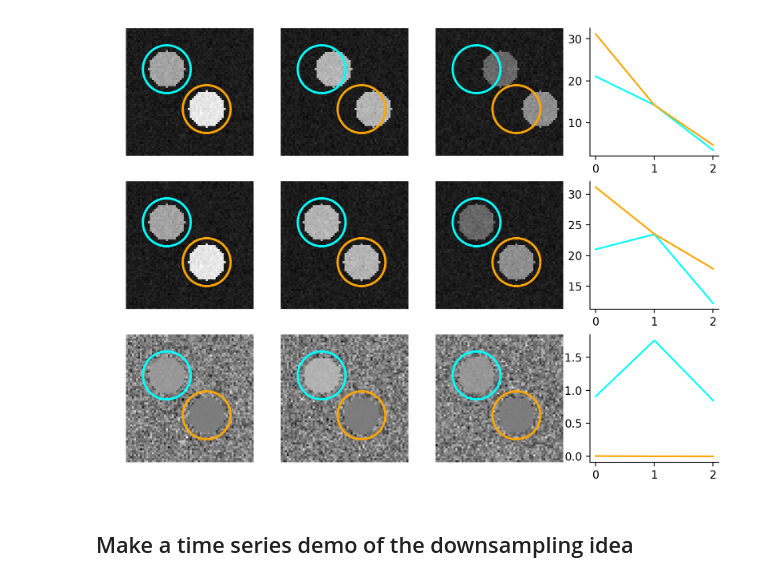
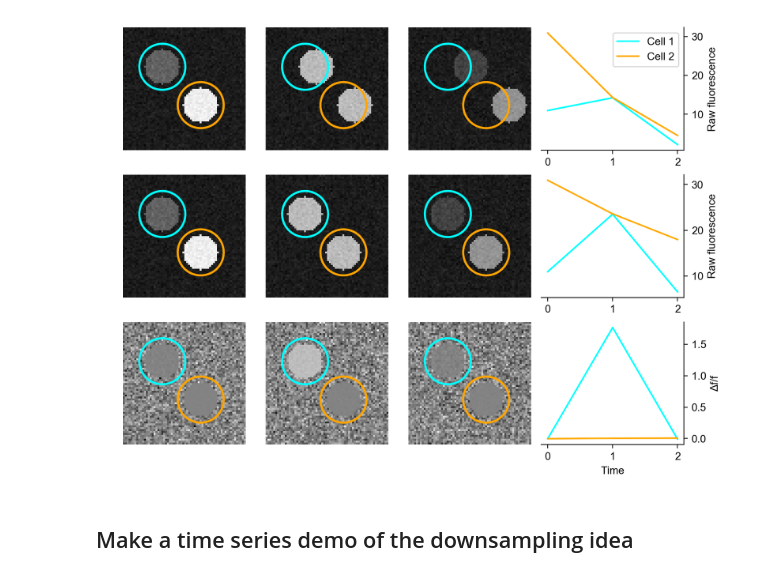
Before and after one commit to d-v-b/thesis, a Jupyter notebook: code/ch5/baseline_cartoons.ipynb, the cells around one changed output. Cells and saved outputs as stored; diff of their text form; code cells hidden in the pictures.

```diff
--- a/code/ch5/baseline_cartoons.ipynb
+++ b/code/ch5/baseline_cartoons.ipynb
@@ -8,11 +11,11 @@ from matplotlib.patches import Circle
 from operator import add
 # %%
 def axs_format(ax):
-    ax.spines['right'].set_visible(False)
+    ax.spines['left'].set_visible(False)
     ax.spines['top'].set_visible(False)
 
     # Only show ticks on the left and bottom spines
-    ax.yaxis.set_ticks_position('left')
+    ax.yaxis.set_ticks_position('right')
     ax.xaxis.set_ticks_position('bottom')
 # %%
 dsize = 3,64,64
@@ -20,7 +23,7 @@ bg = 1 + np.random.randn(*dsize)
 #bg = np.ones(dsize)
 cell_pos = [(20,20),(40,40)]
 cell_bl = (10, 7.5, 5.625), (30, 22.5, 16.875)
-cell_fluc = (10, 7.5 * 2, 5.625 * 1), (0,0,0)
+cell_fluc = (0, 7.5 * 2, 0), (0,0,0)
 rad = 9
 cells_raw = np.zeros(bg.shape)
 cells_bl = np.zeros(bg.shape)
@@ -35,7 +38,7 @@ shifts = [(0,0), (0,6) ,(0,12)]
 
 cells_obs = cells_raw + bg
 cells_bl += bg.mean()
-cells_dff = (cells_obs - cells_bl) / (cells_bl)
+cells_dff = (cells_obs/ cells_bl) - 1
 
 cells_shifted = cells_obs.copy()
 for ind, s in enumerate(shifts):
@@ -45,26 +48,34 @@ dsk = morph.disk(rad)
 roi_pts = np.where(dsk)[0] - dsk.shape[0]//2, np.where(dsk)[1] - dsk.shape[1]//2
 roi_coords = [tuple(map(add, roi_pts, pos)) for pos in cell_pos]
 # %%
-fig, axs = plt.subplots(ncols=1 + cells_raw.shape[0], nrows=3, dpi=200, figsize=(8 * 1.2, 6 * 1.2))
+fig, axs = plt.subplots(ncols=1 + cells_raw.shape[0], nrows=3, dpi=200, figsize=(8 * 1.2, 6 * 1.2), gridspec_kw = {'width_ratios' : (1,1,1,1)})
 [ax.axis('off') for ax in axs[:,:-1].ravel()]
 cmap = 'gray'
 colors = ['cyan','orange']
 rois = [Circle(pos, radius=rad + 3, fill=False, edgecolor=colors[indp], linewidth=2) for indp, pos in enumerate(cell_pos)]
 for t in range(cells_raw.shape[0]):
     axs[0][t].imshow(cells_shifted[t], cmap=cmap, clim=(cells_obs.min(), cells_obs.max()))
     axs[1][t].imshow(cells_obs[t], cmap=cmap, clim=(cells_obs.min(), cells_obs.max()))
     axs[2][t].imshow((cells_dff)[t], cmap=cmap, clim=(cells_dff.min(), cells_dff.max()))
 
 [ax.add_patch(Circle(r.center, r.radius, fill=r.fill, edgecolor=r.get_edgecolor(), linewidth=r.get_linewidth())) for r in rois for ax in axs[:,:-1].ravel()];
 
 [axs[0][-1].plot(cells_shifted[(slice(None), *rc)].mean(1), color=colors[ind]) for ind, rc in enumerate(roi_coords)];
 [axs[1][-1].plot(cells_obs[(slice(None), *rc)].mean(1), color=colors[ind]) for ind, rc in enumerate(roi_coords)];
 [axs[2][-1].plot(cells_dff[(slice(None), *rc)].mean(1), color=colors[ind]) for ind, rc in enumerate(roi_coords)];
-
+axs[0][-1].yaxis.tick_right()
+axs[0][-1].legend(axs[0][-1].lines, ['Cell 1', 'Cell 2'])
+axs[0][-1].set_ylabel('Raw fluorescence')
+axs[1][-1].set_ylabel('Raw fluorescence')
+axs[2][-1].set_ylabel('Δf/f')
+[ax.yaxis.set_label_position("right") for ax in axs[:,-1]]
+[ax.patch.set_alpha(0) for ax in axs.ravel()]
 [axs_format(ax) for ax in axs[:,-1]]
-plt.savefig('/groups/ahrens/ahrenslab/davis/thesis/baseline_motion_cartoon.pdf')
+axs[-1,-1].set_xlabel('Time')
+plt.subplots_adjust(wspace=0)
+#plt.savefig('/groups/ahrens/ahrenslab/davis/thesis/baseline_motion_cartoon.pdf')
 # %% [output]
-[figure, old version]
+[figure, new version]
 # %% [markdown]
 ## Make a time series demo of the downsampling idea
 # %%
```
Also changed, not shown: parts of 3 cells of this notebook, 41 other files.
